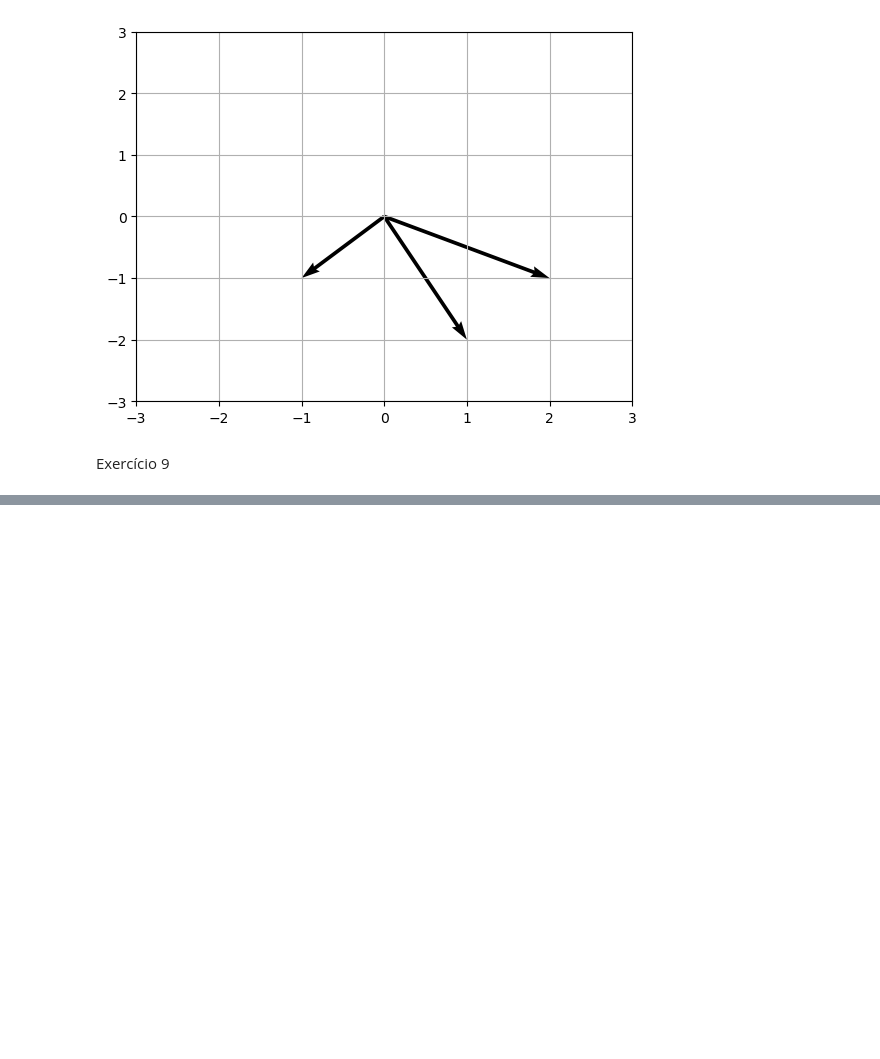
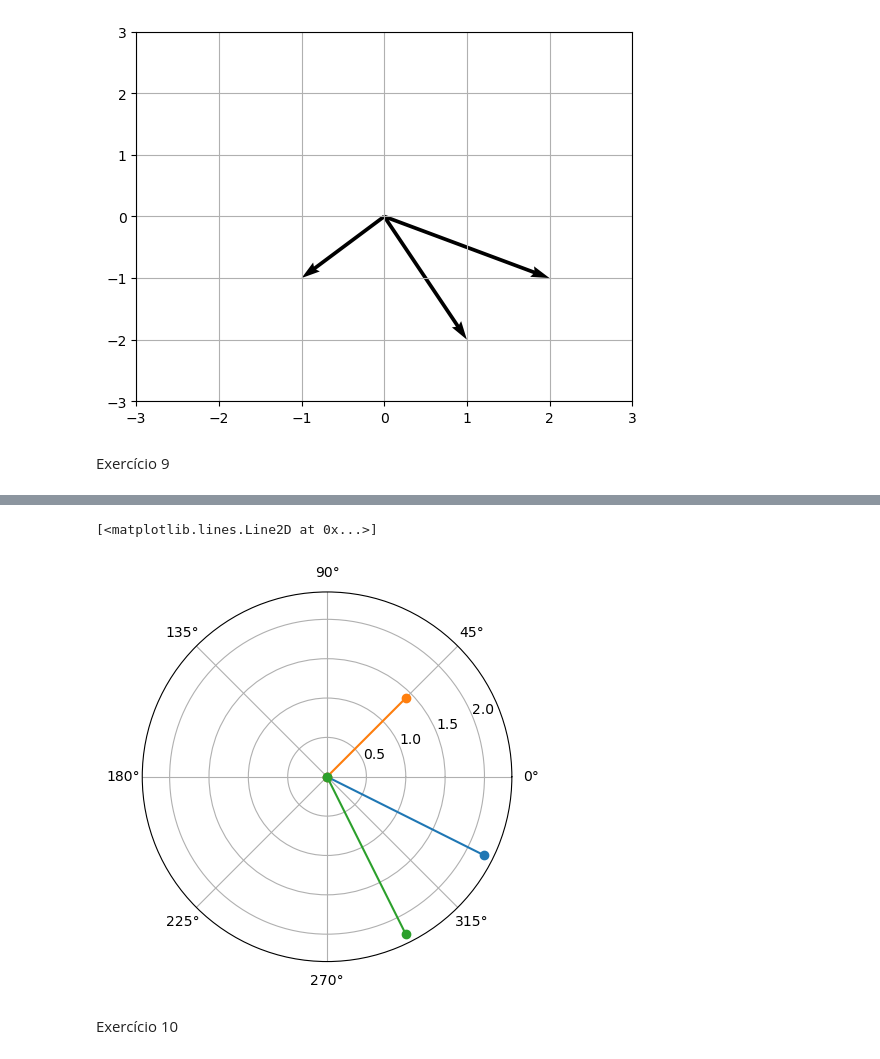
Before and after one commit to pdrrodrigues/icq, a Jupyter notebook: lista1/lista1.ipynb, the cells around one changed output, grey strips where cells are left out. Saved outputs shown, nothing was run; the diff lists cells and outputs as text; code cells hidden in the pictures; blank space fills up the shorter version.

```diff
--- a/lista1/lista1.ipynb
+++ b/lista1/lista1.ipynb
@@ -170,0 +189,13 @@ c2 = (1, 1)
+# %%
+# Letra B
+
+r4, theta4 = polar((c1[0]-c2[0], c1[1]-c2[1]))
+
+plt.polar([0, theta1], [0, r1], marker="o")
+plt.polar([0, theta2], [0, r2], marker="o")
+plt.polar([0, theta4], [0, r4], marker="o")
+# %% [output]
+[<matplotlib.lines.Line2D at 0x...>]
+[figure, added]
+# %% [markdown]
+Exercício 10
```
Also changed, not shown: parts of 10 cells of this notebook.
